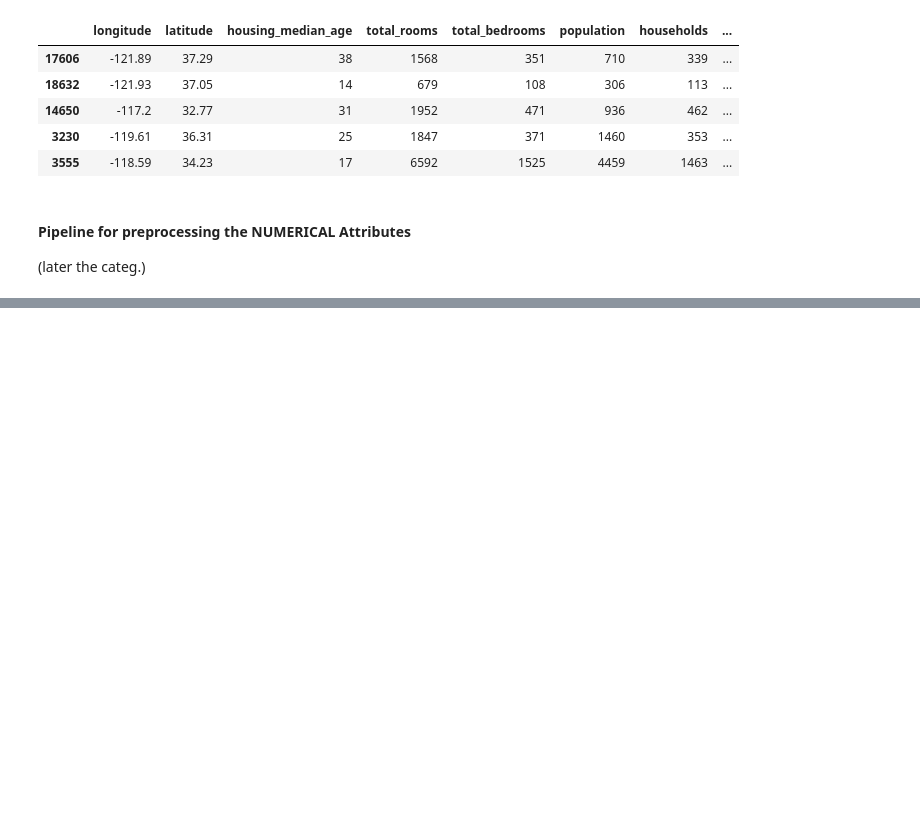
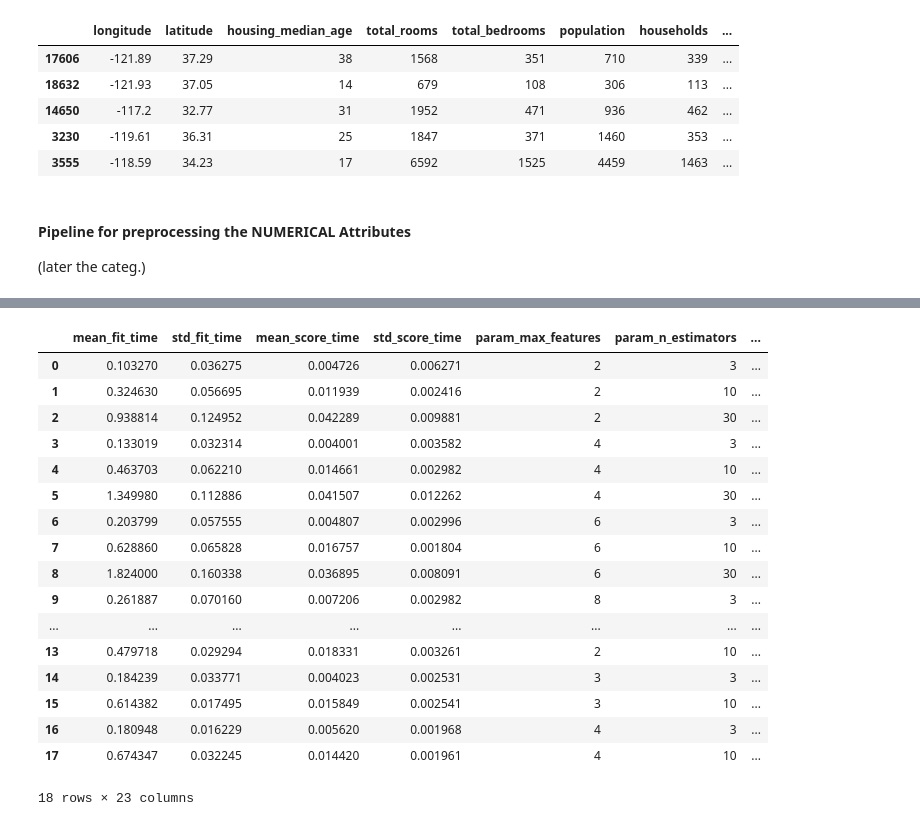
Before and after one commit to Svensone/handson-MachineLearning, a Jupyter notebook: 001. Ch 02 End-to-End Project.ipynb, the cells around one changed output, grey strips where cells are left out. Drawn from its saved outputs; the diff is of its cells as text; code cells hidden in the pictures; blank space fills up the shorter version.

Commit message:
Ch. 2.5 Testing Model

```diff
--- a/001. Ch 02 End-to-End Project.ipynb
+++ b/001. Ch 02 End-to-End Project.ipynb
@@ -521,0 +531,6 @@ housing_prepared = full_pipeline.fit_transform(housing)
+# %%
+from sklearn.linear_model import LinearRegression
+
+
+lin_reg = LinearRegression()
+lin_reg.fit(housing_prepared, housing_labels)
@@ -521,0 +661,11 @@ housing_prepared = full_pipeline.fit_transform(housing)
+# %%
+# testin w/ SVM linear kernel
+
+from sklearn.svm import SVR
+
+svm_reg = SVR(kernel="linear")
+svm_reg.fit(housing_prepared, housing_labels)
+housing_predictions = svm_reg.predict(housing_prepared)
+svm_mse = mean_squared_error(housing_labels, housing_predictions)
+svm_rmse = np.sqrt(svm_mse)
+svm_rmse
@@ -521,0 +674,22 @@ housing_prepared = full_pipeline.fit_transform(housing)
+# %%
+
+# using GridSearchCV to find best combinations of hyperparameters
+
+from sklearn.model_selection import GridSearchCV
+
+param_grid = [
+        # try 12 (3×4) combinations of hyperparameters
+    { 'n_estimators': [3, 10, 30], 'max_features': [2, 4, 6, 8]},
+        # then try 6 (2×3) combinations with bootstrap set as False
+    { 'bootstrap': [False], 'n_estimators': [3, 10], 'max_features': [2, 3, 4]}
+]
+
+# set up forest reg
+forest_reg = RandomForestRegressor(random_state=42)
+
+# train across 5 folds (cv=5) with 12+6 (see param grid) combinations each time ... time to make some coffee :D
+
+grid_search = GridSearchCV(forest_reg, param_grid, cv=5,
+                          scoring='neg_mean_squared_error', return_train_score=True)
+
+grid_search.fit(housing_prepared, housing_labels)
@@ -521,0 +728,21 @@ housing_prepared = full_pipeline.fit_transform(housing)
+# %%
+pd.DataFrame(grid_search.cv_results_)
+# %% [output]
+|  | mean_fit_time | std_fit_time | mean_score_time | std_score_time | param_max_features | param_n_estimators | ... |
+| 0 | 0.103270 | 0.036275 | 0.004726 | 0.006271 | 2 | 3 | ... |
+| 1 | 0.324630 | 0.056695 | 0.011939 | 0.002416 | 2 | 10 | ... |
+| 2 | 0.938814 | 0.124952 | 0.042289 | 0.009881 | 2 | 30 | ... |
+| 3 | 0.133019 | 0.032314 | 0.004001 | 0.003582 | 4 | 3 | ... |
+| 4 | 0.463703 | 0.062210 | 0.014661 | 0.002982 | 4 | 10 | ... |
+| 5 | 1.349980 | 0.112886 | 0.041507 | 0.012262 | 4 | 30 | ... |
+| 6 | 0.203799 | 0.057555 | 0.004807 | 0.002996 | 6 | 3 | ... |
+| 7 | 0.628860 | 0.065828 | 0.016757 | 0.001804 | 6 | 10 | ... |
+| 8 | 1.824000 | 0.160338 | 0.036895 | 0.008091 | 6 | 30 | ... |
+| 9 | 0.261887 | 0.070160 | 0.007206 | 0.002982 | 8 | 3 | ... |
+| ... | ... | ... | ... | ... | ... | ... | ... |
+| 13 | 0.479718 | 0.029294 | 0.018331 | 0.003261 | 2 | 10 | ... |
+| 14 | 0.184239 | 0.033771 | 0.004023 | 0.002531 | 3 | 3 | ... |
+| 15 | 0.614382 | 0.017495 | 0.015849 | 0.002541 | 3 | 10 | ... |
+| 16 | 0.180948 | 0.016229 | 0.005620 | 0.001968 | 4 | 3 | ... |
+| 17 | 0.674347 | 0.032245 | 0.014420 | 0.001961 | 4 | 10 | ... |
+18 rows × 23 columns
```
Also changed, not shown: parts of 22 cells of this notebook.
